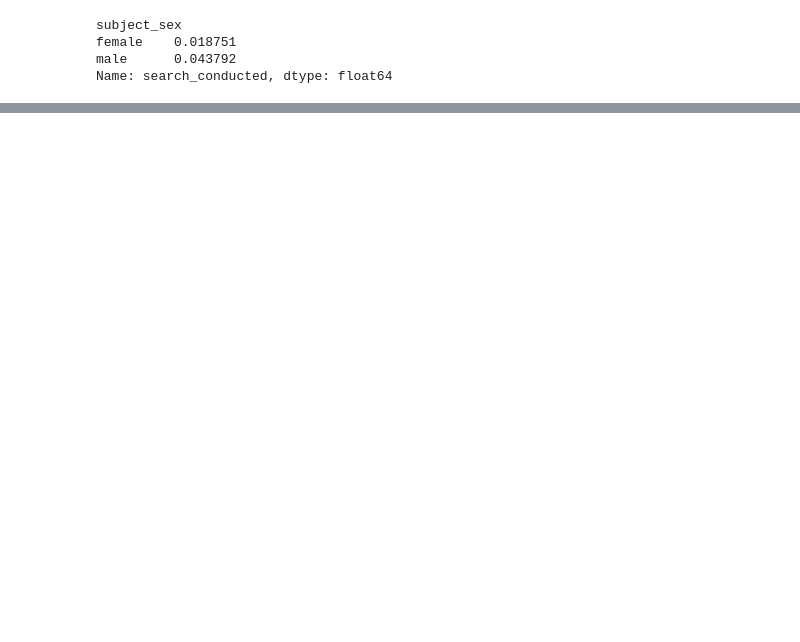
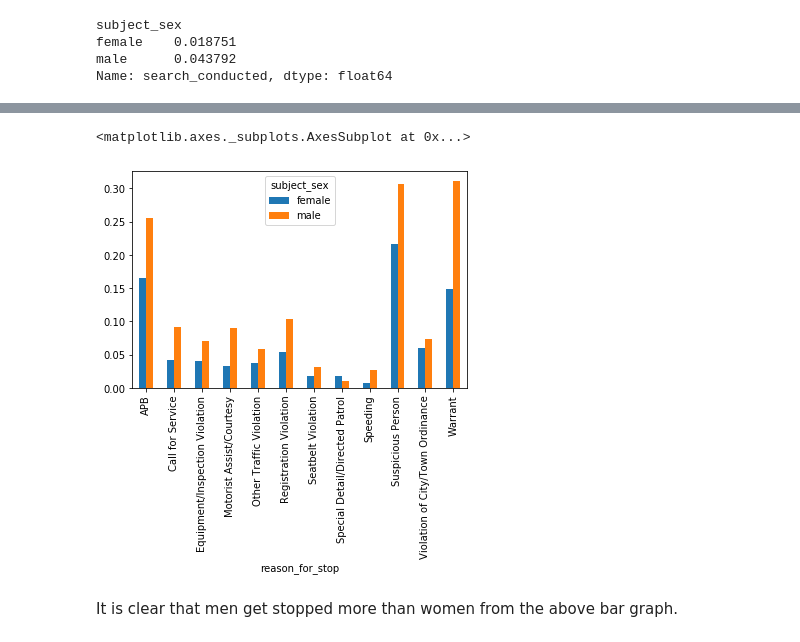
Before and after one commit to sohansputhran/Analysing-Police-Activities, a Jupyter notebook: Analysing-Police-Activities.ipynb, the cells around one changed output, grey strips where cells are left out. Drawn from its saved outputs; the diff is of its cells as text; code cells hidden in the pictures; blank space fills up the shorter version.

```diff
--- a/Analysing-Police-Activities.ipynb
+++ b/Analysing-Police-Activities.ipynb
@@ -204,0 +188,12 @@ Name: search_conducted, dtype: float64
+# %%
+# Import matplotlib.pyplot as plt for visualization
+import matplotlib.pyplot as plt
+%matplotlib inline
+
+fig, ax = plt.subplots()
+ri.groupby(['reason_for_stop','subject_sex']).search_conducted.mean().unstack().plot(kind='bar',ax = ax)
+# %% [output]
+<matplotlib.axes._subplots.AxesSubplot at 0x...>
+[figure, added]
+# %% [markdown]
+It is clear that men get stopped more than women from the above bar graph.
```
Also changed, not shown: parts of 6 cells of this notebook.
